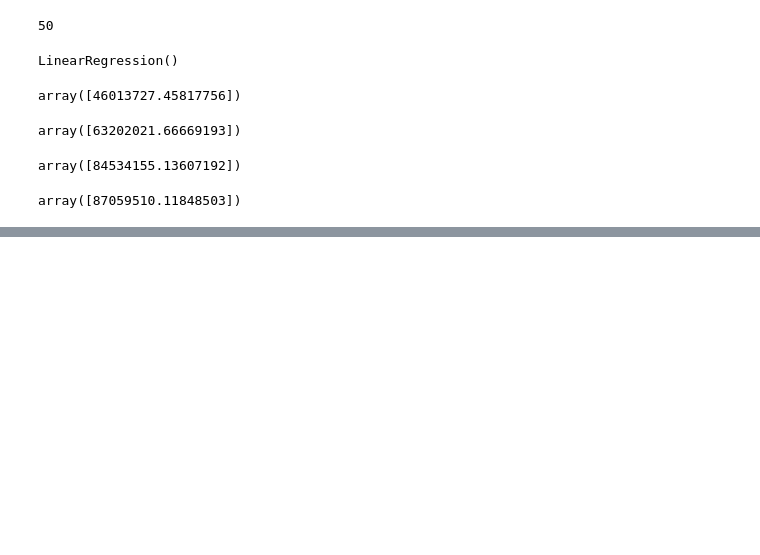
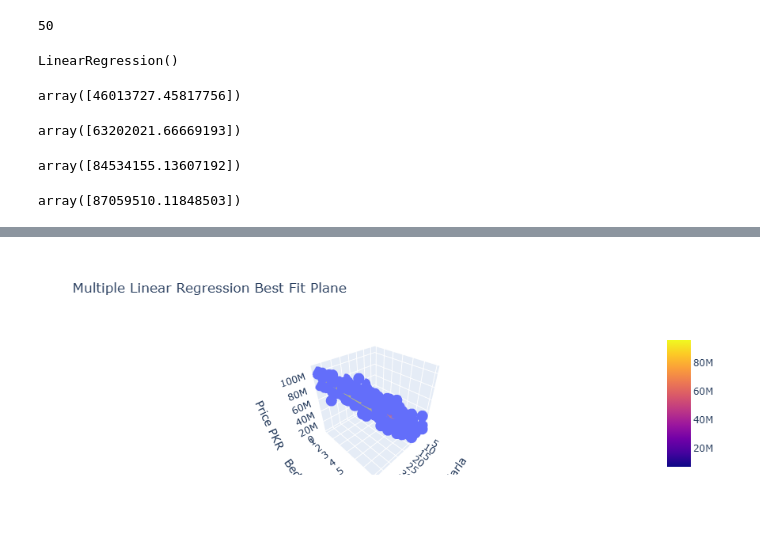
Before and after one commit to zunaisha011/Machine-learning-algorithms, a Jupyter notebook: 01-Linear-Regression/4)Practice(M_L_R).ipynb, the cells around one changed output, grey strips where cells are left out. Saved outputs shown, nothing was run; the diff lists cells and outputs as text; code cells hidden in the pictures; blank space fills up the shorter version.

Commit message:
Update Linear Regression implementation and notebooks

```diff
--- a/01-Linear-Regression/4)Practice(M_L_R).ipynb
+++ b/01-Linear-Regression/4)Practice(M_L_R).ipynb
@@ -152,0 +168,77 @@ array([87059510.11848503])
+# %%
+import numpy as np
+import plotly.graph_objects as go
+from sklearn.linear_model import LinearRegression
+
+
+# features select
+X = df[['Area_Marla','Bedrooms']]
+y = df['Price_PKR']
+
+
+# model train
+model = LinearRegression()
+model.fit(X,y)
+
+
+# data points
+x1 = df['Area_Marla']
+x2 = df['Bedrooms']
+
+
+# create plane
+x1_range = np.linspace(x1.min(), x1.max(), 20)
+x2_range = np.linspace(x2.min(), x2.max(), 20)
+
+x1_grid, x2_grid = np.meshgrid(x1_range,x2_range)
+
+
+# prediction on plane
+y_pred = model.predict(
+    np.c_[x1_grid.ravel(), x2_grid.ravel()]
+)
+
+y_pred = y_pred.reshape(x1_grid.shape)
+
+
+# plot
+fig = go.Figure()
+
+
+# actual houses
+fig.add_trace(
+    go.Scatter3d(
+        x=x1,
+        y=x2,
+        z=y,
+        mode='markers',
+        name='Actual Prices'
+    )
+)
+
+
+# regression plane
+fig.add_trace(
+    go.Surface(
+        x=x1_grid,
+        y=x2_grid,
+        z=y_pred,
+        opacity=0.5,
+        name='Best Fit Plane'
+    )
+)
+
+
+fig.update_layout(
+    title="Multiple Linear Regression Best Fit Plane",
+    scene=dict(
+        xaxis_title="Area Marla",
+        yaxis_title="Bedrooms",
+        zaxis_title="Price PKR"
+    )
+)
+
+
+fig.show()
+# %% [output]
+[figure, added]
```
Also changed, not shown: parts of 3 cells of this notebook, 4 other files.
